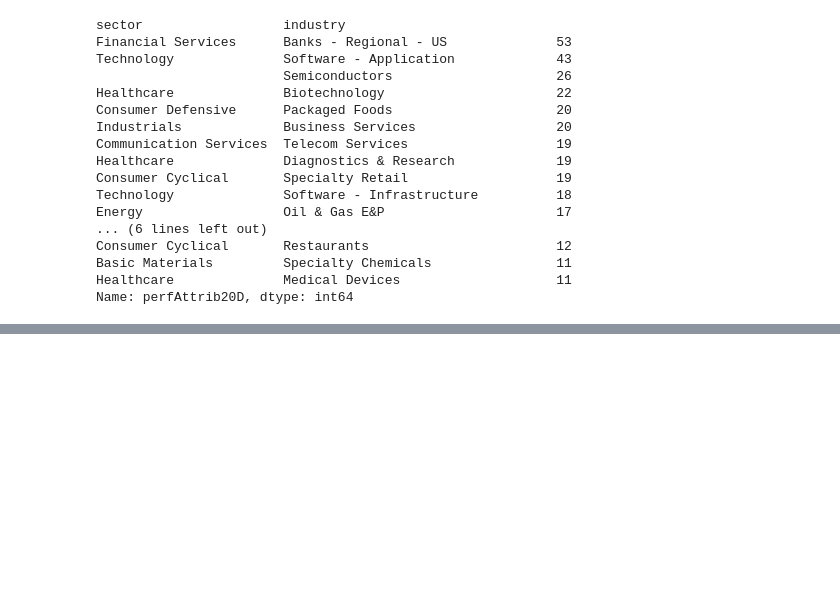
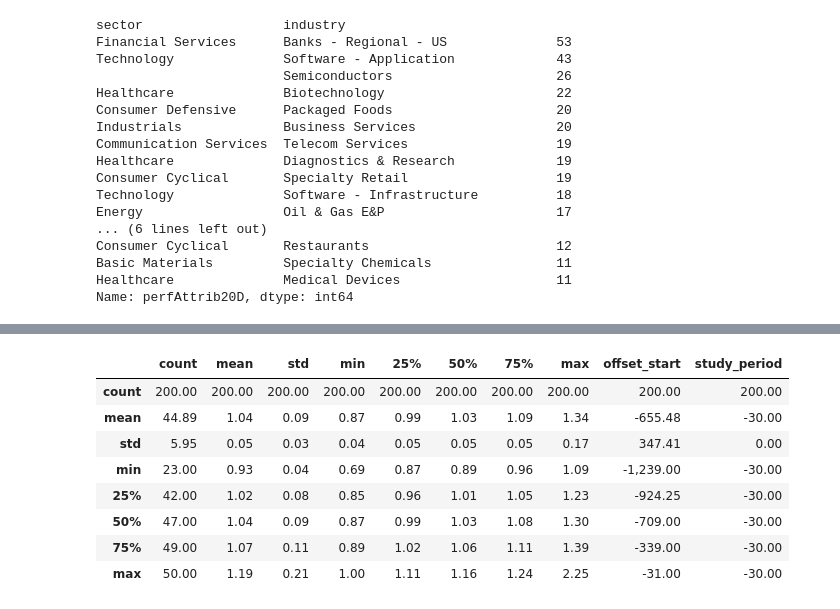
Before and after one commit to webclinic017/inception, a Jupyter notebook: notebooks/backtest_micro.ipynb, the cells around one changed output, grey strips where cells are left out. Drawn from its saved outputs; the diff is of its cells as text; code cells hidden in the pictures; blank space fills up the shorter version.

```diff
--- a/notebooks/backtest_micro.ipynb
+++ b/notebooks/backtest_micro.ipynb
@@ -643,0 +662,12 @@ ax.set_xticklabels('');
+# %%
+hist_ports.describe()
+# %% [output]
+|  | count | mean | std | min | 25% | 50% | 75% | max | offset_start | study_period |
+| count | 200.00 | 200.00 | 200.00 | 200.00 | 200.00 | 200.00 | 200.00 | 200.00 | 200.00 | 200.00 |
+| mean | 44.89 | 1.04 | 0.09 | 0.87 | 0.99 | 1.03 | 1.09 | 1.34 | -655.48 | -30.00 |
+| std | 5.95 | 0.05 | 0.03 | 0.04 | 0.05 | 0.05 | 0.05 | 0.17 | 347.41 | 0.00 |
+| min | 23.00 | 0.93 | 0.04 | 0.69 | 0.87 | 0.89 | 0.96 | 1.09 | -1,239.00 | -30.00 |
+| 25% | 42.00 | 1.02 | 0.08 | 0.85 | 0.96 | 1.01 | 1.05 | 1.23 | -924.25 | -30.00 |
+| 50% | 47.00 | 1.04 | 0.09 | 0.87 | 0.99 | 1.03 | 1.08 | 1.30 | -709.00 | -30.00 |
+| 75% | 49.00 | 1.07 | 0.11 | 0.89 | 1.02 | 1.06 | 1.11 | 1.39 | -339.00 | -30.00 |
+| max | 50.00 | 1.19 | 0.21 | 1.00 | 1.11 | 1.16 | 1.24 | 2.25 | -31.00 | -30.00 |
```
Also changed, not shown: parts of 10 cells of this notebook.
